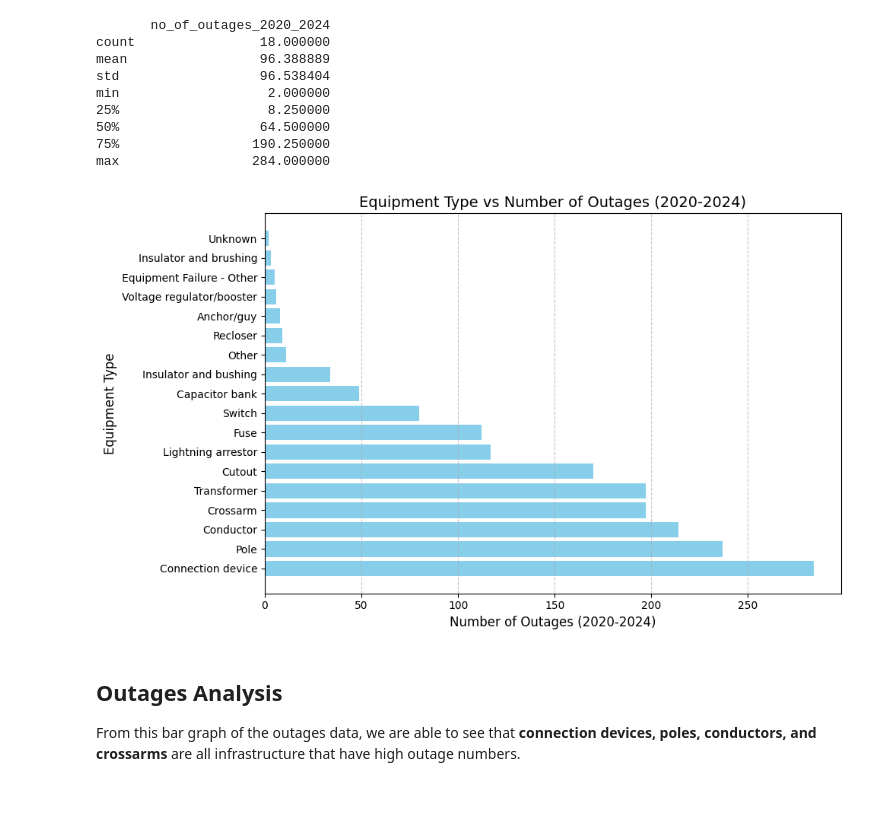
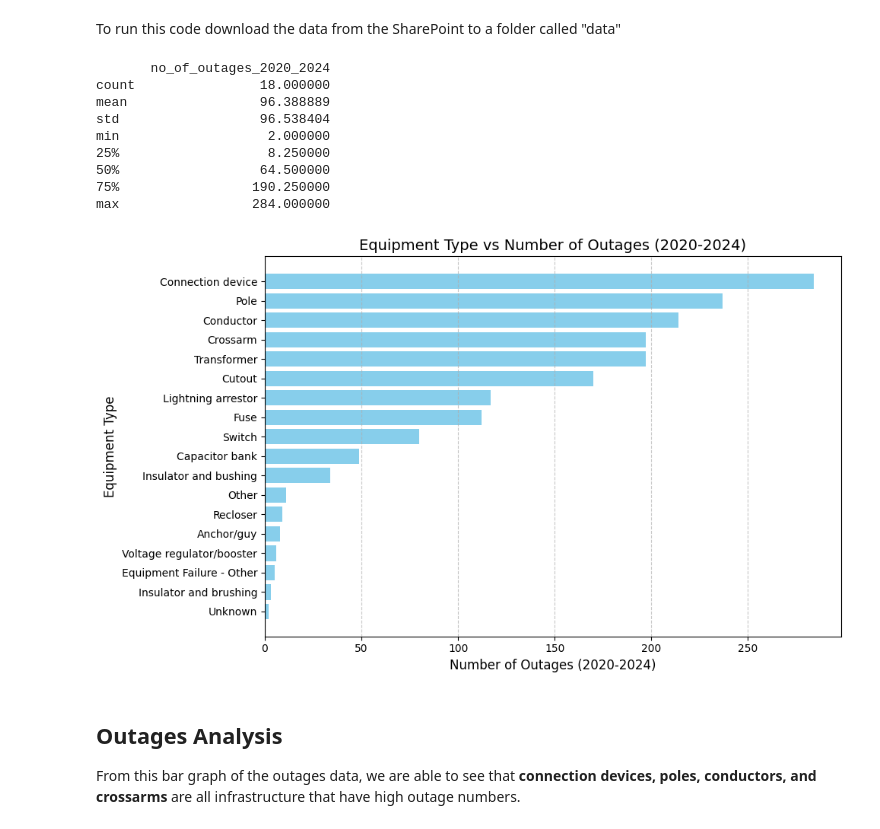
Before and after one commit to wkam3/Identifying-Obstruction-in-Power-Lines, a Jupyter notebook: eda.ipynb, the cells around one changed output. Saved outputs shown, nothing was run; the diff lists cells and outputs as text; code cells hidden in the pictures; blank space fills up the shorter version.

Commit message:
added code for new data file

```diff
--- a/eda.ipynb
+++ b/eda.ipynb
@@ -1,3 +1,5 @@
+# %% [markdown]
+To run this code download the data from the SharePoint to a folder called "data"
 # %%
 import pandas as pd
 import matplotlib.pyplot as plt
@@ -6,34 +8,35 @@ import seaborn as sns
 """Outages
 
 Graph that displays the equipment type and number of outages (2020-2024)
 """
 
 file_path = "data/outage_frequency_2020-2024.xlsx"
 outage_data = pd.read_excel(file_path)
 outage_data = outage_data.sort_values(by='no_of_outages_2020_2024', ascending=False)
 
 print(outage_data.describe())
 
 # Plot
 plt.figure(figsize=(10, 6))
 plt.barh(outage_data['equipment_type'], outage_data['no_of_outages_2020_2024'], color='skyblue')
 plt.xlabel('Number of Outages (2020-2024)', fontsize=12)
 plt.ylabel('Equipment Type', fontsize=12)
 plt.title('Equipment Type vs Number of Outages (2020-2024)', fontsize=14)
 plt.grid(axis='x', linestyle='--', alpha=0.7)
 plt.tight_layout()
+plt.gca().invert_yaxis()
 plt.show()
 # %% [output]
        no_of_outages_2020_2024
 count                18.000000
 mean                 96.388889
 std                  96.538404
 min                   2.000000
 25%                   8.250000
 50%                  64.500000
 75%                 190.250000
 max                 284.000000
-[figure, old version]
+[figure, new version]
 # %% [markdown]
 ## **Outages Analysis**
 
```
Also changed, not shown: parts of 3 cells of this notebook.
